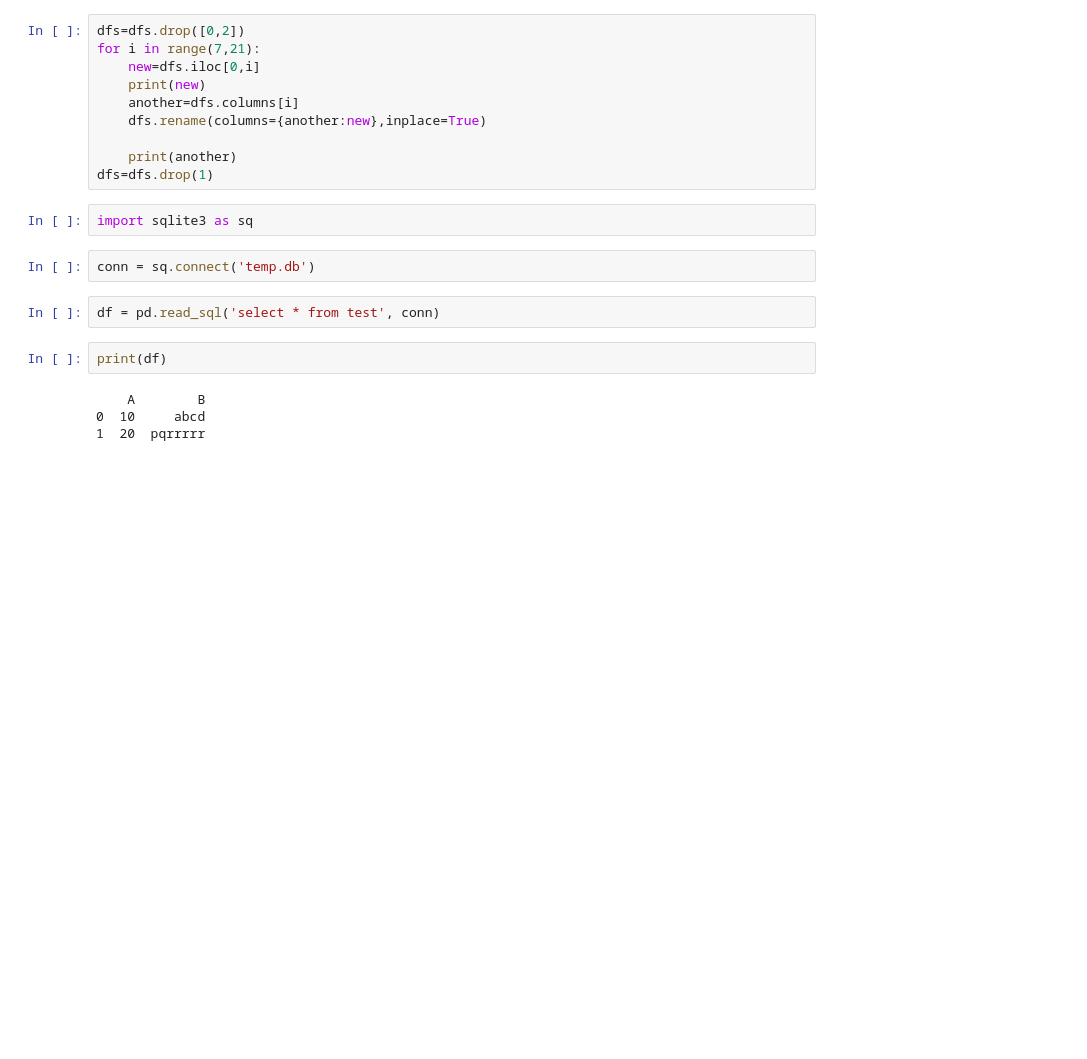
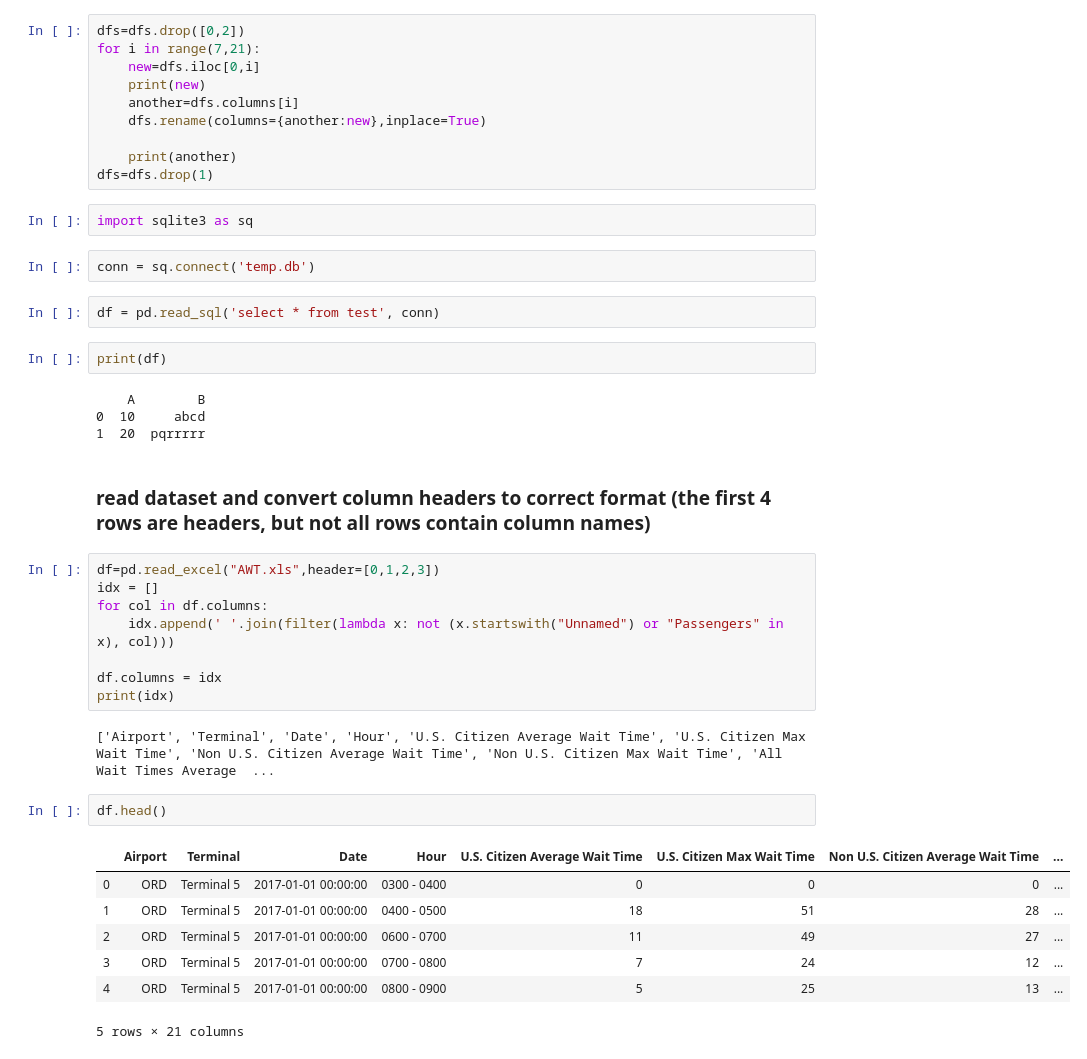
Before and after one commit to leangaurav/dsc_weekennd_2020_08_30, a Jupyter notebook: CODE/AWS_Pandas.ipynb, the cells around one changed output. Saved outputs shown, nothing was run; the diff lists cells and outputs as text; blank space fills up the shorter version.

```diff
--- a/CODE/AWS_Pandas.ipynb
+++ b/CODE/AWS_Pandas.ipynb
@@ -307,3 +377,25 @@ print(df)
     A        B
 0  10     abcd
 1  20  pqrrrrr
+# %% [markdown]
+### read dataset and convert column headers to correct format (the first 4 rows are headers, but not all rows contain column names)
+# %%
+df=pd.read_excel("AWT.xls",header=[0,1,2,3])
+idx = []
+for col in df.columns:
+    idx.append(' '.join(filter(lambda x: not (x.startswith("Unnamed") or "Passengers" in x), col)))
+
+df.columns = idx
+print(idx)
+# %% [output]
+['Airport', 'Terminal', 'Date', 'Hour', 'U.S. Citizen Average Wait Time', 'U.S. Citizen Max Wait Time', 'Non U.S. Citizen Average Wait Time', 'Non U.S. Citizen Max Wait Time', 'All Wait Times Average  ...
+# %%
+df.head()
+# %% [output]
+|  | Airport | Terminal | Date | Hour | U.S. Citizen Average Wait Time | U.S. Citizen Max Wait Time | Non U.S. Citizen Average Wait Time | ... |
+| 0 | ORD | Terminal 5 | 2017-01-01 00:00:00 | 0300 - 0400 | 0 | 0 | 0 | ... |
+| 1 | ORD | Terminal 5 | 2017-01-01 00:00:00 | 0400 - 0500 | 18 | 51 | 28 | ... |
+| 2 | ORD | Terminal 5 | 2017-01-01 00:00:00 | 0600 - 0700 | 11 | 49 | 27 | ... |
+| 3 | ORD | Terminal 5 | 2017-01-01 00:00:00 | 0700 - 0800 | 7 | 24 | 12 | ... |
+| 4 | ORD | Terminal 5 | 2017-01-01 00:00:00 | 0800 - 0900 | 5 | 25 | 13 | ... |
+5 rows × 21 columns
```
Also changed, not shown: parts of 27 cells of this notebook, 7 other files.
